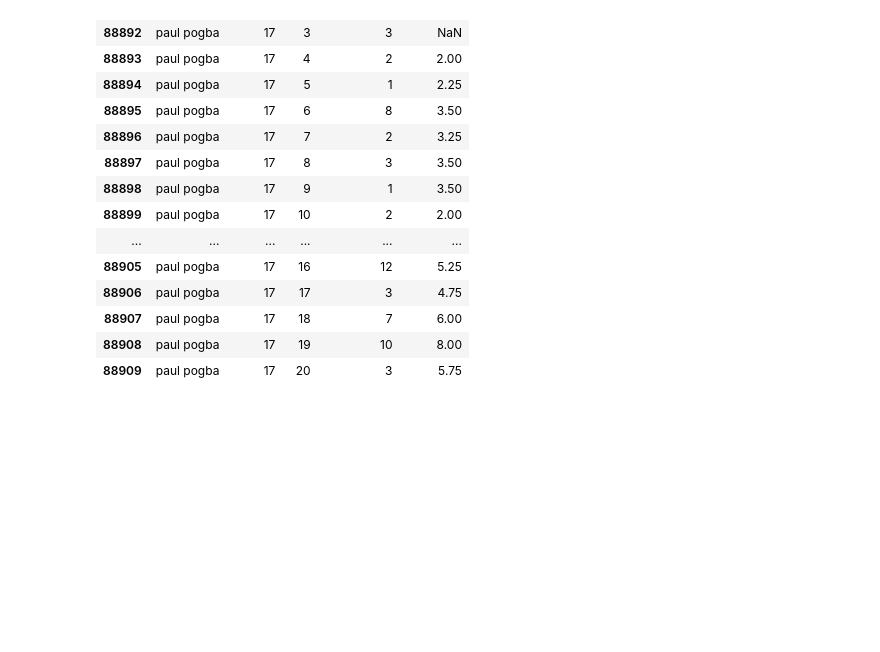
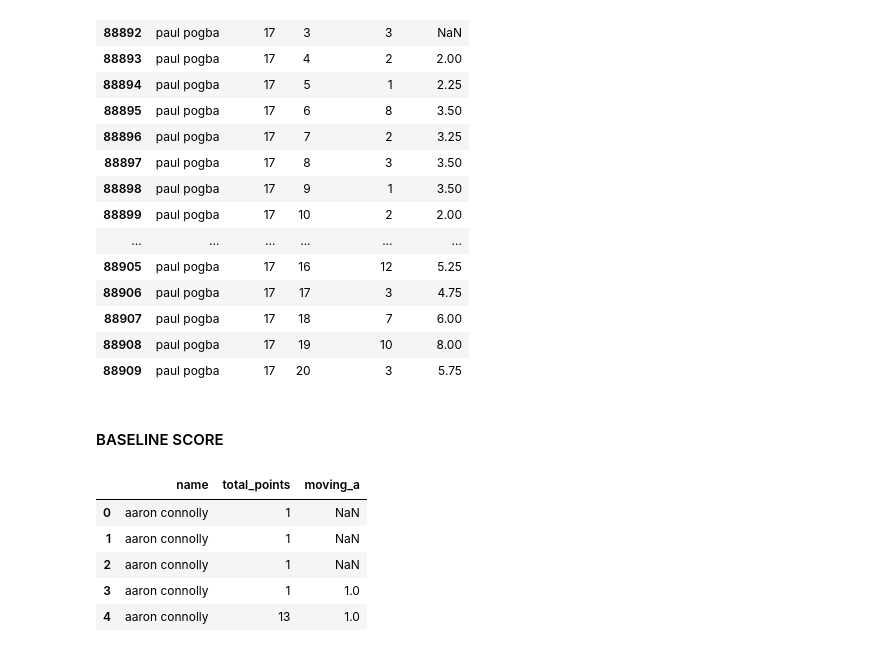
Before and after one commit to 1kruidenp/fflpred, a Jupyter notebook: notebooks/first_notebook.ipynb, the cells around one changed output. Cells and saved outputs as stored; diff of their text form; code cells hidden in the pictures; blank space fills up the shorter version.

Commit message:
baseline done

```diff
--- a/notebooks/first_notebook.ipynb
+++ b/notebooks/first_notebook.ipynb
@@ -129,3 +147,14 @@ full_data_ma[full_data_ma["name"] == "paul pogba"][["name", "season", "GW", "tot
 | 88907 | paul pogba | 17 | 18 | 7 | 6.00 |
 | 88908 | paul pogba | 17 | 19 | 10 | 8.00 |
 | 88909 | paul pogba | 17 | 20 | 3 | 5.75 |
+# %% [markdown]
+#### BASELINE SCORE
+# %%
+full_data_ma[["name", "total_points", "moving_a"]].head(5)
+# %% [output]
+|  | name | total_points | moving_a |
+| 0 | aaron connolly | 1 | NaN |
+| 1 | aaron connolly | 1 | NaN |
+| 2 | aaron connolly | 1 | NaN |
+| 3 | aaron connolly | 1 | 1.0 |
+| 4 | aaron connolly | 13 | 1.0 |
```
Also changed, not shown: parts of 20 cells of this notebook.
